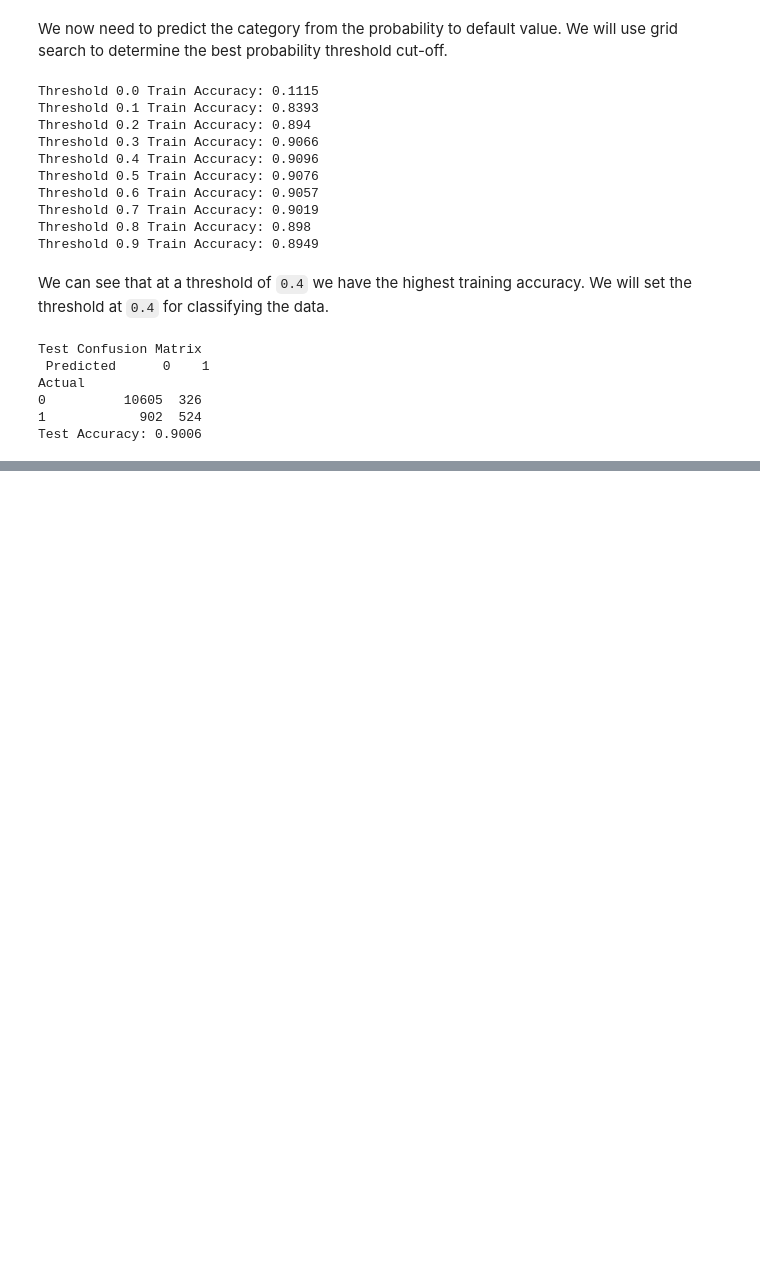
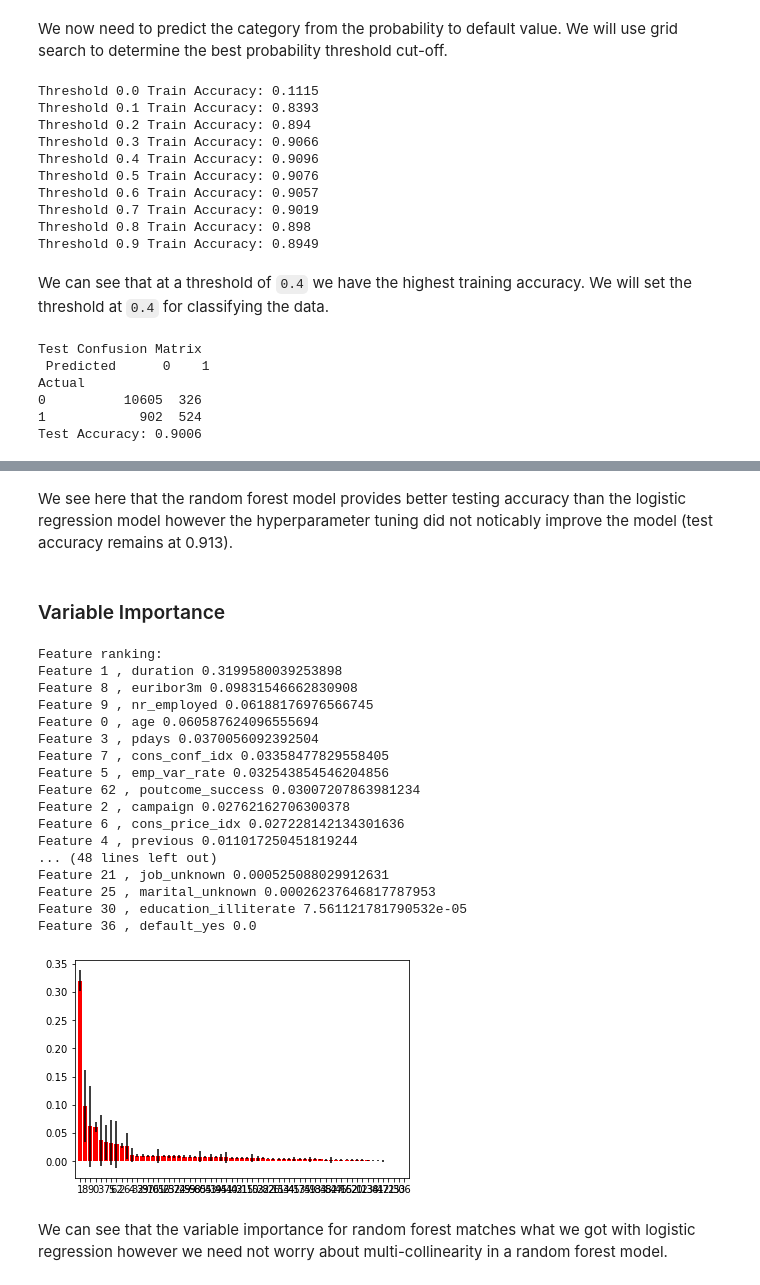
Before and after one commit to CSML1000-Winter2021-GroupA/bank-analysis, a Jupyter notebook: notebook.ipynb, the cells around one changed output, grey strips where cells are left out. Drawn from its saved outputs; the diff is of its cells as text; code cells hidden in the pictures; blank space fills up the shorter version.

Commit message:
Added random forest model

```diff
--- a/notebook.ipynb
+++ b/notebook.ipynb
@@ -1042,0 +1103,20 @@ Test Accuracy: 0.9006
+# %%
+pipeline = Pipeline([('clf', RandomForestClassifier(criterion='gini'))])
+parameters = {
+    'clf__n_estimators': (200, 300, 500),
+    'clf__max_depth': (20, 30, 50),
+    'clf__min_samples_split': (2, 3),
+    'clf__min_samples_leaf': (1, 2)}
+grid_search = GridSearchCV(pipeline, parameters, n_jobs=-1, cv=5, verbose=1, scoring='accuracy')
+grid_search.fit(x_train, y_train)
+print('Best Training score: ' + str(grid_search.best_score_))
+print('Best parameters set:')
+best_parameters = grid_search.best_estimator_.get_params()
+
+for param_name in sorted(parameters.keys()):
+    print(str(param_name) + ': ' + str(best_parameters[param_name]))
+
+predictions = grid_search.predict(x_test)
+print("Testing accuracy: " + str(accuracy_score(y_test, predictions)))
+print("Complete report of Testing data", classification_report(y_test, predictions))
+print("Random Forest Grid Search - Test Confusion Matrix", pd.crosstab(y_test, predictions, rownames=["Actual"], colnames=["Predicted"]))
@@ -1042,0 +1148,43 @@ Test Accuracy: 0.9006
+# %% [markdown]
+We see here that the random forest model provides better testing accuracy than the logistic regression model however the hyperparameter tuning did not noticably improve the model (test accuracy remains at 0.913).
+# %% [markdown]
+### Variable Importance
+# %%
+# random forest classifier parameters taken from hyperparameter tuning abaove
+random_forest_fit = RandomForestClassifier(n_estimators=500, criterion="gini", max_depth=30, min_samples_split=2, min_samples_leaf=2)
+random_forest_fit.fit(x_train, y_train)
+importances = random_forest_fit.feature_importances_
+standard_deviations = np.std([tree.feature_importances_ for tree in random_forest_fit.estimators_], axis=0)
+indices = np.argsort(importances)[::-1]
+column_names = list(x_train.columns)
+
+print("Feature ranking:")
+for feature in range(x_train.shape[1]):
+    print ("Feature", indices[feature], ",", column_names[indices[feature]], importances[indices[feature]])
+
+plt.figure()
+plt.bar(range(x_train.shape[1]), importances[indices], color="r", yerr=standard_deviations[indices], align="center")
+plt.xticks(range(x_train.shape[1]), indices)
+plt.xlim([-1, x_train.shape[1]])
+plt.show()
+# %% [output]
+Feature ranking:
+Feature 1 , duration 0.3199580039253898
+Feature 8 , euribor3m 0.09831546662830908
+Feature 9 , nr_employed 0.06188176976566745
+Feature 0 , age 0.060587624096555694
+Feature 3 , pdays 0.0370056092392504
+Feature 7 , cons_conf_idx 0.03358477829558405
+Feature 5 , emp_var_rate 0.032543854546204856
+Feature 62 , poutcome_success 0.03007207863981234
+Feature 2 , campaign 0.02762162706300378
+Feature 6 , cons_price_idx 0.027228142134301636
+Feature 4 , previous 0.011017250451819244
+... (48 lines left out)
+Feature 21 , job_unknown 0.000525088029912631
+Feature 25 , marital_unknown 0.00026237646817787953
+Feature 30 , education_illiterate 7.561121781790532e-05
+Feature 36 , default_yes 0.0
+[figure, added]
+# %% [markdown]
+We can see that the variable importance for random forest matches what we got with logistic regression however we need not worry about multi-collinearity in a random forest model.
```
Also changed, not shown: parts of 27 cells of this notebook.
